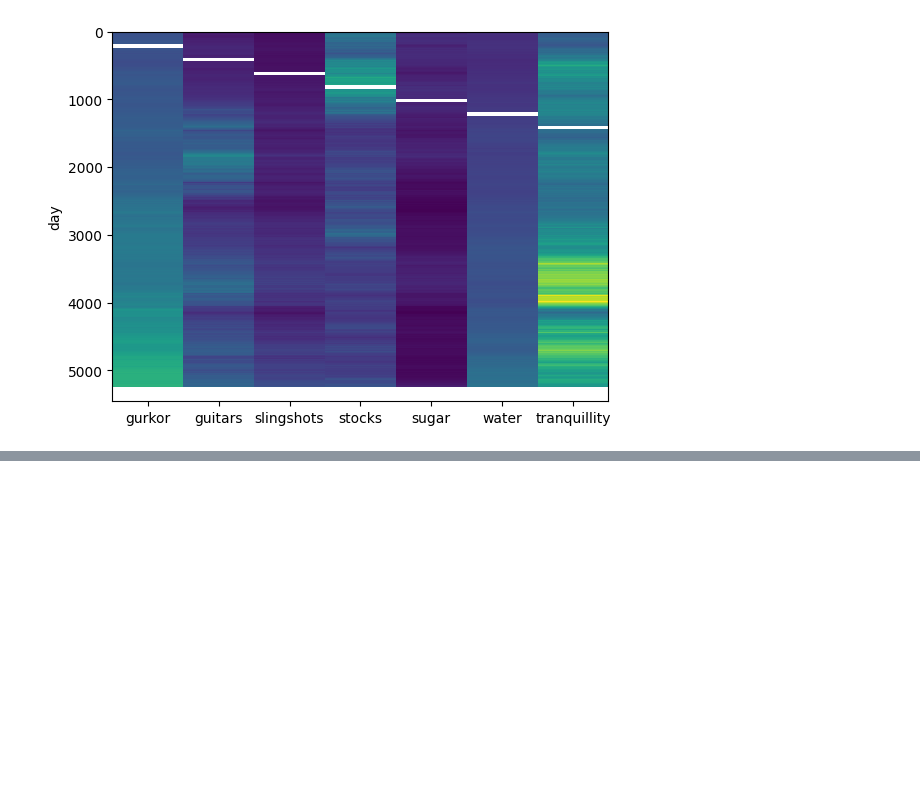
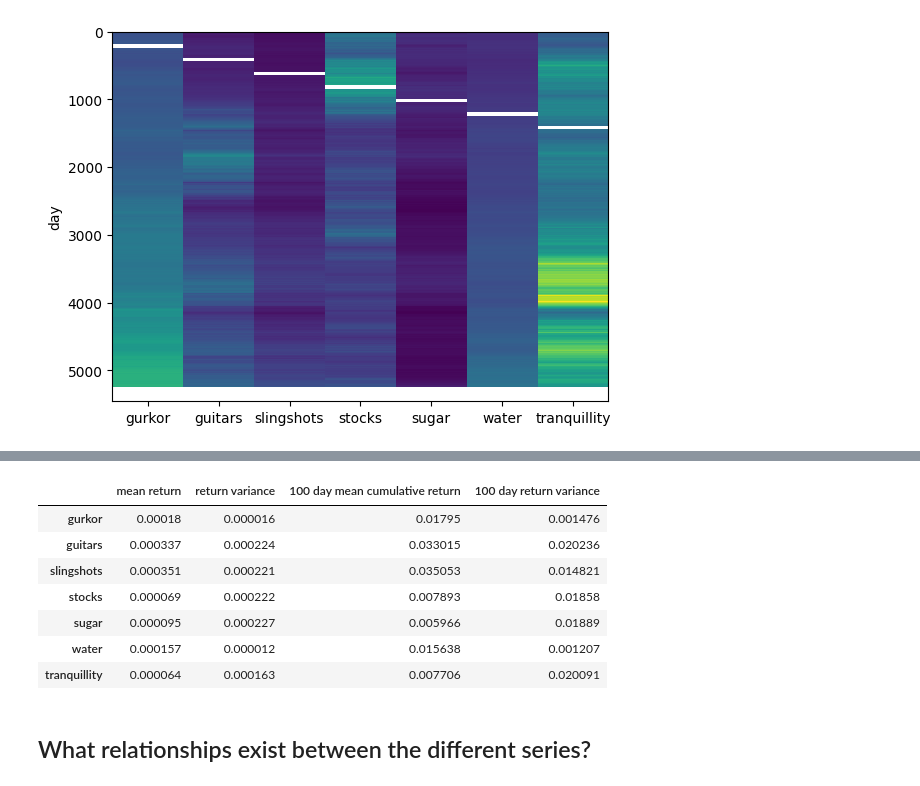
Before and after one commit to luprader/project_FTS, a Jupyter notebook: notebooks/task1_lukas.ipynb, the cells around one changed output, grey strips where cells are left out. Cells and saved outputs as stored; diff of their text form; code cells hidden in the pictures; blank space fills up the shorter version.

```diff
--- a/notebooks/task1_lukas.ipynb
+++ b/notebooks/task1_lukas.ipynb
@@ -108,0 +197,16 @@ plt.show()
+# %%
+# convert ts to returns
+returns_data = data_clean.pct_change().dropna()
+
+from statsmodels.tsa.stattools import adfuller, kpss
+
+# store results in dataframe
+results_df = pd.DataFrame(columns=["ADF p-value", "KPSS p-value"], index=returns_data.columns)
+for col_name in returns_data.columns:
+
+    result_adf = adfuller(returns_data[col_name].dropna())
+    result_kpss = kpss(returns_data[col_name].dropna(), regression='c')
+
+    results_df.loc[col_name] = [result_adf[1], result_kpss[1]]
+
+results_df
@@ -108,0 +239,24 @@ plt.show()
+# %%
+# get average daily and 100 day cumulativereturns and variances per time series
+summary_df = pd.DataFrame(columns=["mean return", "return variance", "100 day mean cumulative return", "100 day return variance"], index=returns_data.columns)
+for col_name in returns_data.columns:
+
+    cumulative_100 = returns_data[col_name].rolling(window=100).sum()
+
+    summary_df.loc[col_name, "mean return"] = returns_data[col_name].mean()
+    summary_df.loc[col_name, "100 day mean cumulative return"] = cumulative_100.mean()
+    summary_df.loc[col_name, "return variance"] = returns_data[col_name].var()
+    summary_df.loc[col_name, "100 day return variance"] = cumulative_100.var()
+
+summary_df
+# %% [output]
+|  | mean return | return variance | 100 day mean cumulative return | 100 day return variance |
+| gurkor | 0.00018 | 0.000016 | 0.01795 | 0.001476 |
+| guitars | 0.000337 | 0.000224 | 0.033015 | 0.020236 |
+| slingshots | 0.000351 | 0.000221 | 0.035053 | 0.014821 |
+| stocks | 0.000069 | 0.000222 | 0.007893 | 0.01858 |
+| sugar | 0.000095 | 0.000227 | 0.005966 | 0.01889 |
+| water | 0.000157 | 0.000012 | 0.015638 | 0.001207 |
+| tranquillity | 0.000064 | 0.000163 | 0.007706 | 0.020091 |
+# %% [markdown]
+## What relationships exist between the different series?
```
Also changed, not shown: parts of 7 cells of this notebook, 1 other file.
